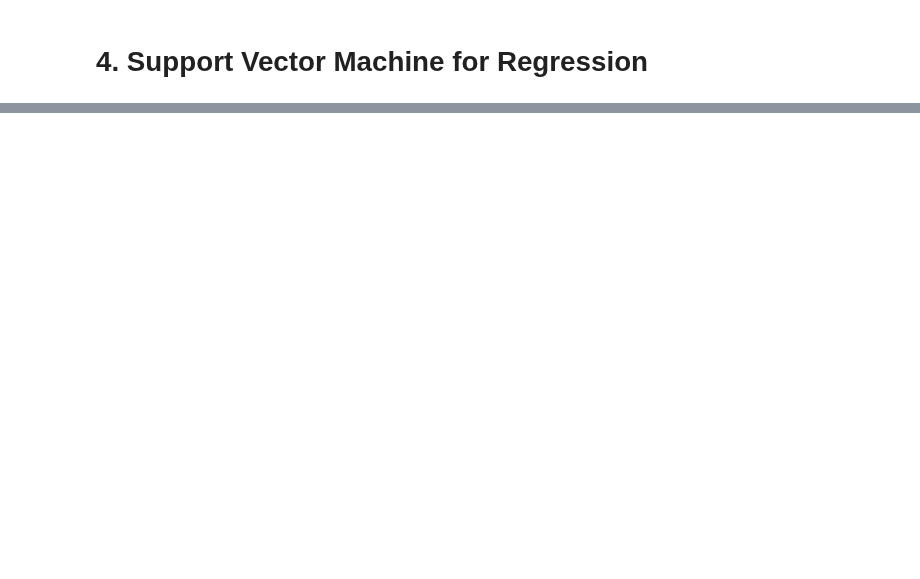
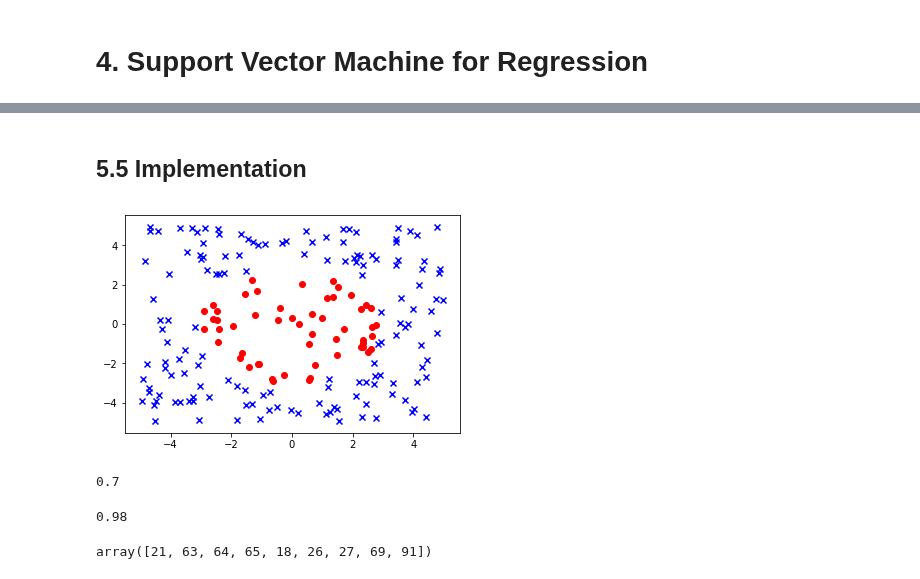
Before and after one commit to riduan91/DSC101, a Jupyter notebook: Lesson9/Amphi/SVMAndKernel.ipynb, the cells around one changed output, grey strips where cells are left out. Drawn from its saved outputs; the diff is of its cells as text; code cells hidden in the pictures; blank space fills up the shorter version.

```diff
--- a/Lesson9/Amphi/SVMAndKernel.ipynb
+++ b/Lesson9/Amphi/SVMAndKernel.ipynb
@@ -592,0 +1017,34 @@ plt.plot(my_range, -w[0,0]/w[0,1]*my_range - (b - 1)/w[0,1], 'skyblue')
+# %% [markdown]
+## 5.5 Implementation
+# %%
+data = pd.read_csv("KernelData.csv", sep=",", header=None)
+red_data = data[data[2] == -1]
+blue_data = data[data[2] == 1]
+
+plt.scatter(red_data[0], red_data[1], color='red', marker='o')
+plt.scatter(blue_data[0], blue_data[1], color='blue', marker='x')
+
+X = data.values[:,:2]
+y = data.values[:,2]
+# %% [output]
+[figure, added]
+# %%
+X_train = X[:100]
+X_test = X[100:]
+y_train = y[:100]
+y_test = y[100:]
+clf = SVC(C = 1.0, kernel = 'linear', degree = 2)
+clf.fit(X_train, y_train)
+clf.score(X_test, y_test)
+# %% [output]
+0.7
+# %%
+clf = SVC(C = 1.0, kernel = 'poly', degree = 2)
+clf.fit(X_train, y_train)
+clf.score(X_test, y_test)
+# %% [output]
+0.98
+# %%
+clf.support_
+# %% [output]
+array([21, 63, 64, 65, 18, 26, 27, 69, 91])
```
Also changed, not shown: parts of 41 cells of this notebook, 6 other files.
